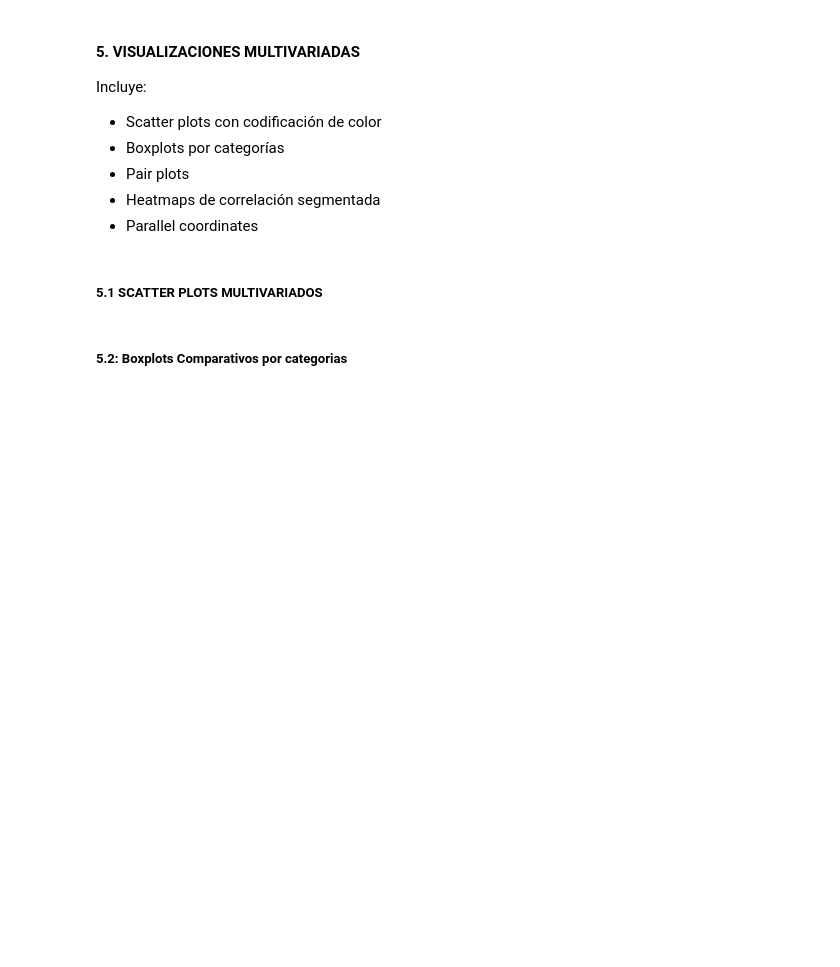
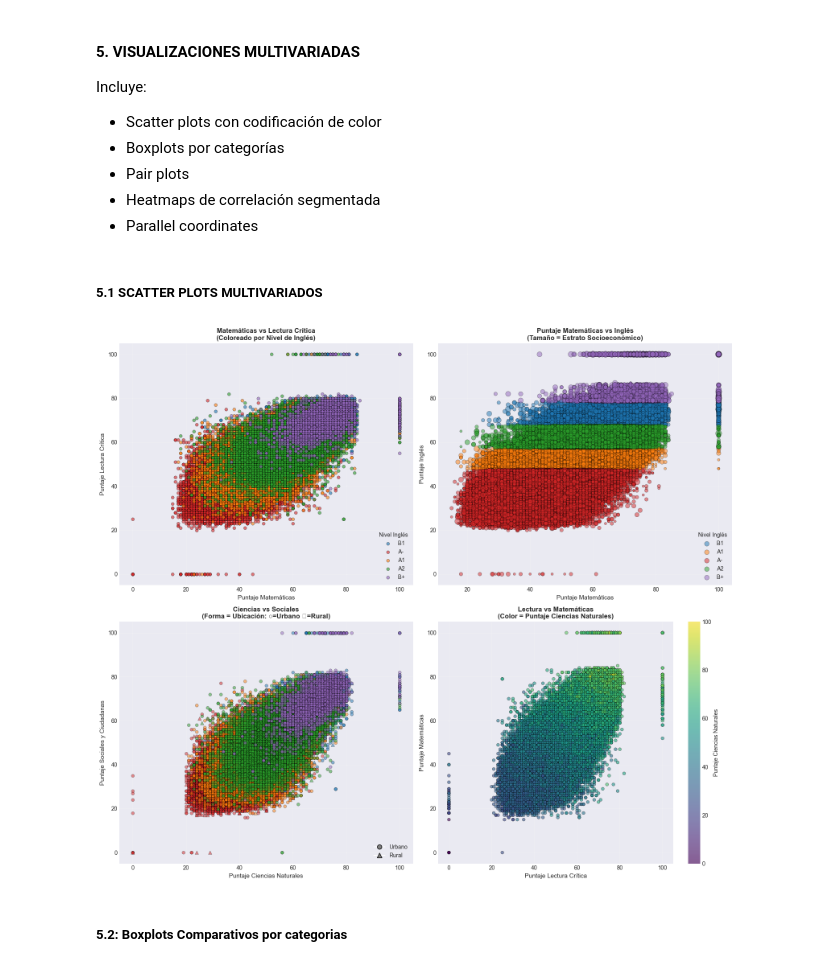
Before and after one commit to flaviofuego/Ia_EDA_analysis, a Jupyter notebook: notebooks/seccion1.ipynb, the cells around one changed output. Cells and saved outputs as stored; diff of their text form; code cells hidden in the pictures; blank space fills up the shorter version.

```diff
--- a/notebooks/seccion1.ipynb
+++ b/notebooks/seccion1.ipynb
@@ -1189,25 +1492,25 @@ ax1.set_title('Matemáticas vs Lectura Crítica\n(Coloreado por Nivel de Inglés
 ax1.legend(title='Nivel Inglés', loc='lower right')
 ax1.grid(alpha=0.3)
 
-# Plot 2: Puntaje Global vs Puntaje Inglés (tamaño por estrato)
+# Plot 2: Puntaje Matemáticas vs Puntaje Inglés (tamaño por estrato)
 ax2 = axes[0, 1]
 # Crear variable de tamaño basada en estrato
 if 'FAMI_ESTRATOVIVIENDA' in df.columns:
-    df_temp = df.dropna(subset=['FAMI_ESTRATOVIVIENDA', 'PUNT_GLOBAL', 'PUNT_INGLES'])
+    df_temp = df.dropna(subset=['FAMI_ESTRATOVIVIENDA', 'PUNT_MATEMATICAS', 'PUNT_INGLES'])
     estrato_map = {'Estrato 1': 20, 'Estrato 2': 40, 'Estrato 3': 60,
                    'Estrato 4': 80, 'Estrato 5': 100, 'Estrato 6': 120}
     df_temp['size'] = df_temp['FAMI_ESTRATOVIVIENDA'].map(estrato_map).fillna(40)
 
     for nivel in df_temp[TARGET_COLUMN].unique():
         mask = df_temp[TARGET_COLUMN] == nivel
-        ax2.scatter(df_temp.loc[mask, 'PUNT_GLOBAL'],
+        ax2.scatter(df_temp.loc[mask, 'PUNT_MATEMATICAS'],
                    df_temp.loc[mask, 'PUNT_INGLES'],
                    c=color_map[nivel], s=df_temp.loc[mask, 'size'],
                    alpha=0.5, label=nivel, edgecolors='black', linewidth=0.5)
 
-    ax2.set_xlabel('Puntaje Global', fontsize=11)
+    ax2.set_xlabel('Puntaje Matemáticas', fontsize=11)
     ax2.set_ylabel('Puntaje Inglés', fontsize=11)
-    ax2.set_title('Puntaje Global vs Inglés\n(Tamaño = Estrato Socioeconómico)',
+    ax2.set_title('Puntaje Matemáticas vs Inglés\n(Tamaño = Estrato Socioeconómico)',
                  fontsize=12, fontweight='bold')
     ax2.legend(title='Nivel Inglés', loc='lower right')
     ax2.grid(alpha=0.3)
@@ -1233,37 +1536,39 @@ if 'COLE_AREA_UBICACION' in df.columns:
                    df_temp.loc[mask_rural, 'PUNT_SOCIALES_CIUDADANAS'],
                    c=color_map[nivel], marker='^', alpha=0.5, s=40,
                    edgecolors='black', linewidth=0.5)
 
     # Leyendas
     from matplotlib.lines import Line2D
     legend_elements = [Line2D([0], [0], marker='o', color='w', markerfacecolor='gray',
                              markersize=8, label='Urbano', markeredgecolor='black'),
                       Line2D([0], [0], marker='^', color='w', markerfacecolor='gray',
                             markersize=8, label='Rural', markeredgecolor='black')]
 
     ax3.legend(handles=legend_elements, loc='lower right')
     ax3.set_xlabel('Puntaje Ciencias Naturales', fontsize=11)
     ax3.set_ylabel('Puntaje Sociales y Ciudadanas', fontsize=11)
     ax3.set_title('Ciencias vs Sociales\n(Forma = Ubicación: ○=Urbano △=Rural)',
                  fontsize=12, fontweight='bold')
     ax3.grid(alpha=0.3)
 
 # Plot 4: Dispersión 3D simulada (2D con codificación de color por tercera variable)
 ax4 = axes[1, 1]
-if 'PUNT_GLOBAL' in df.columns and 'PUNT_LECTURA_CRITICA' in df.columns:
+if 'PUNT_C_NATURALES' in df.columns and 'PUNT_LECTURA_CRITICA' in df.columns:
     scatter = ax4.scatter(df['PUNT_LECTURA_CRITICA'], df['PUNT_MATEMATICAS'],
-                         c=df['PUNT_GLOBAL'], cmap='viridis', alpha=0.6, s=30,
+                         c=df['PUNT_C_NATURALES'], cmap='viridis', alpha=0.6, s=30,
                          edgecolors='black', linewidth=0.5)
 
     ax4.set_xlabel('Puntaje Lectura Crítica', fontsize=11)
     ax4.set_ylabel('Puntaje Matemáticas', fontsize=11)
-    ax4.set_title('Lectura vs Matemáticas\n(Color = Puntaje Global)',
+    ax4.set_title('Lectura vs Matemáticas\n(Color = Puntaje Ciencias Naturales)',
                  fontsize=12, fontweight='bold')
-    plt.colorbar(scatter, ax=ax4, label='Puntaje Global')
+    plt.colorbar(scatter, ax=ax4, label='Puntaje Ciencias Naturales')
     ax4.grid(alpha=0.3)
 
 plt.tight_layout()
 plt.show()
+# %% [output]
+[figure, added]
 # %% [markdown]
 ##### 5.2: Boxplots Comparativos por categorias
 # %%
```
Also changed, not shown: parts of 42 cells of this notebook, 36 other files.
